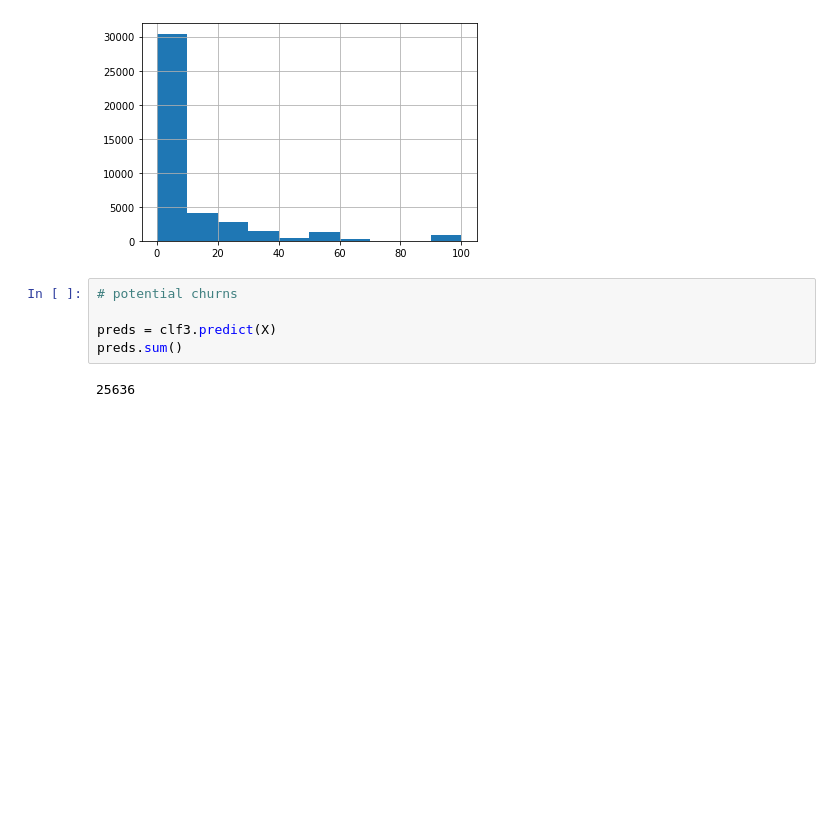
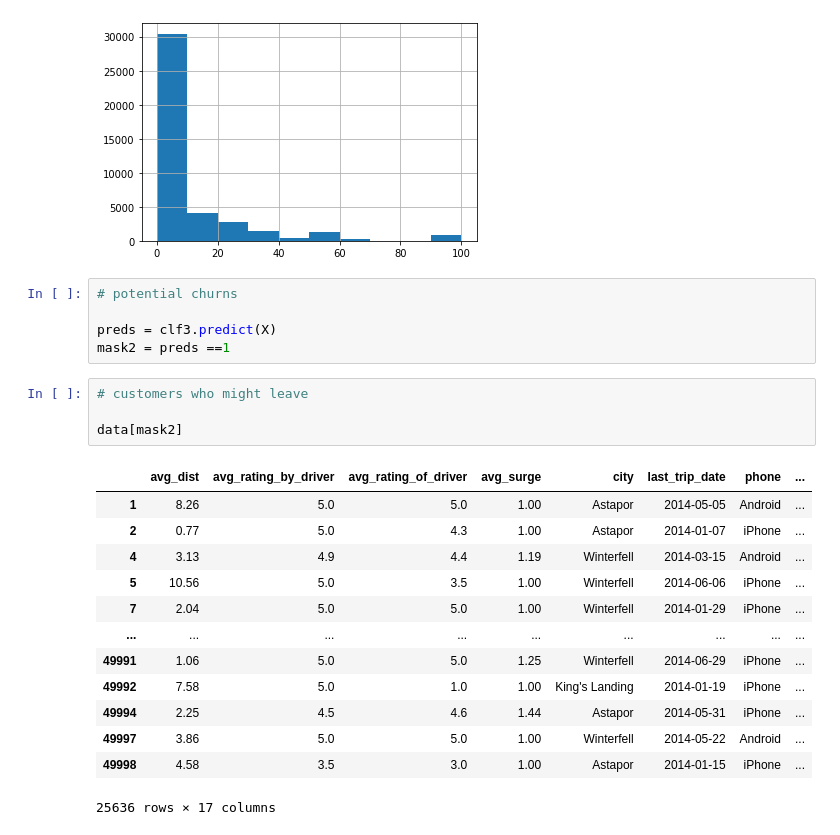
Before and after one commit to JuliaSokolova/churn-prediction, a Jupyter notebook: Gradient_Boosting_Clf.ipynb, the cells around one changed output. Saved outputs shown, nothing was run; the diff lists cells and outputs as text; blank space fills up the shorter version.

```diff
--- a/Gradient_Boosting_Clf.ipynb
+++ b/Gradient_Boosting_Clf.ipynb
@@ -341,6 +343,22 @@ corr.surge_pct.hist()
 # potential churns
 
 preds = clf3.predict(X)
-preds.sum()
+mask2 = preds ==1
-# %% [output]
-25636
+# %%
+# customers who might leave
+
+data[mask2]
+# %% [output]
+|  | avg_dist | avg_rating_by_driver | avg_rating_of_driver | avg_surge | city | last_trip_date | phone | ... |
+| 1 | 8.26 | 5.0 | 5.0 | 1.00 | Astapor | 2014-05-05 | Android | ... |
+| 2 | 0.77 | 5.0 | 4.3 | 1.00 | Astapor | 2014-01-07 | iPhone | ... |
+| 4 | 3.13 | 4.9 | 4.4 | 1.19 | Winterfell | 2014-03-15 | Android | ... |
+| 5 | 10.56 | 5.0 | 3.5 | 1.00 | Winterfell | 2014-06-06 | iPhone | ... |
+| 7 | 2.04 | 5.0 | 5.0 | 1.00 | Winterfell | 2014-01-29 | iPhone | ... |
+| ... | ... | ... | ... | ... | ... | ... | ... | ... |
+| 49991 | 1.06 | 5.0 | 5.0 | 1.25 | Winterfell | 2014-06-29 | iPhone | ... |
+| 49992 | 7.58 | 5.0 | 1.0 | 1.00 | King's Landing | 2014-01-19 | iPhone | ... |
+| 49994 | 2.25 | 4.5 | 4.6 | 1.44 | Astapor | 2014-05-31 | iPhone | ... |
+| 49997 | 3.86 | 5.0 | 5.0 | 1.00 | Winterfell | 2014-05-22 | Android | ... |
+| 49998 | 4.58 | 3.5 | 3.0 | 1.00 | Astapor | 2014-01-15 | iPhone | ... |
+25636 rows × 17 columns
```
Also changed, not shown: parts of 3 cells of this notebook, 1 other file.
